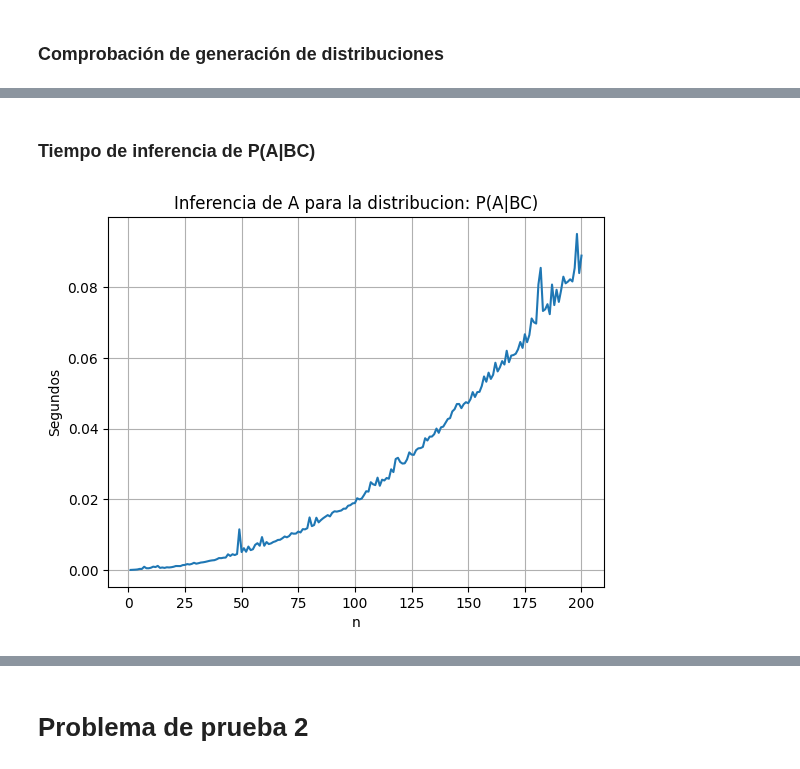
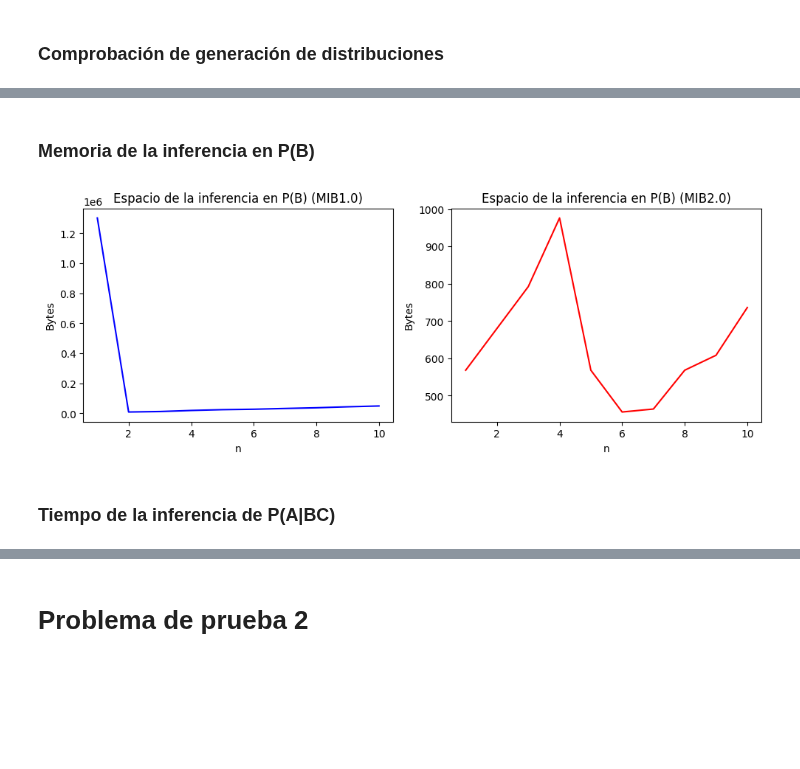
Before and after one commit to robertorys/Tesis, a Jupyter notebook: test1.ipynb, the cells around one changed output, grey strips where cells are left out. Cells and saved outputs as stored; diff of their text form; code cells hidden in the pictures; blank space fills up the shorter version.

```diff
--- a/test1.ipynb
+++ b/test1.ipynb
@@ -157,12 +226,24 @@ plt.show()
+# %% [markdown]
+### Memoria de la inferencia en P(B)
+# %%
+fig, axs = plt.subplots(1, 2, figsize=(10, 4))  # 1 fila, 2 columnas
+
+# Primera gráfica (izquierda)
+axs[0].plot(xn, memoryM1, color='b')
+axs[0].set_title("Espacio de la inferencia en P(B) (MIB1.0)")
+axs[0].set_xlabel("n")
+axs[0].set_ylabel("Bytes")
+
+# Segunda gráfica (derecha)
+axs[1].plot(xn, memoryM, color='r')
+axs[1].set_title("Espacio de la inferencia en P(B) (MIB2.0)")
+axs[1].set_xlabel("n")
+axs[1].set_ylabel("Bytes")
+
+# Mostrar las gráficas
+plt.tight_layout()  # Ajusta el espaciado para que no se superpongan
+plt.show()
+# %% [output]
+[figure, added]
 # %% [markdown]
-### Tiempo de inferencia de P(A|BC)
+### Tiempo de la inferencia de P(A|BC)
-# %%
-fig, ax = plt.subplots()
-ax.plot(xn, timesC)
-ax.set_xlabel("n")
-ax.set_ylabel("Segundos")
-ax.set_title('Inferencia de A para la distribucion: P(A|BC)')
-ax.grid()
-plt.show()
-# %% [output]
-[figure, removed]
```
Also changed, not shown: parts of 24 cells of this notebook, 15 other files.
